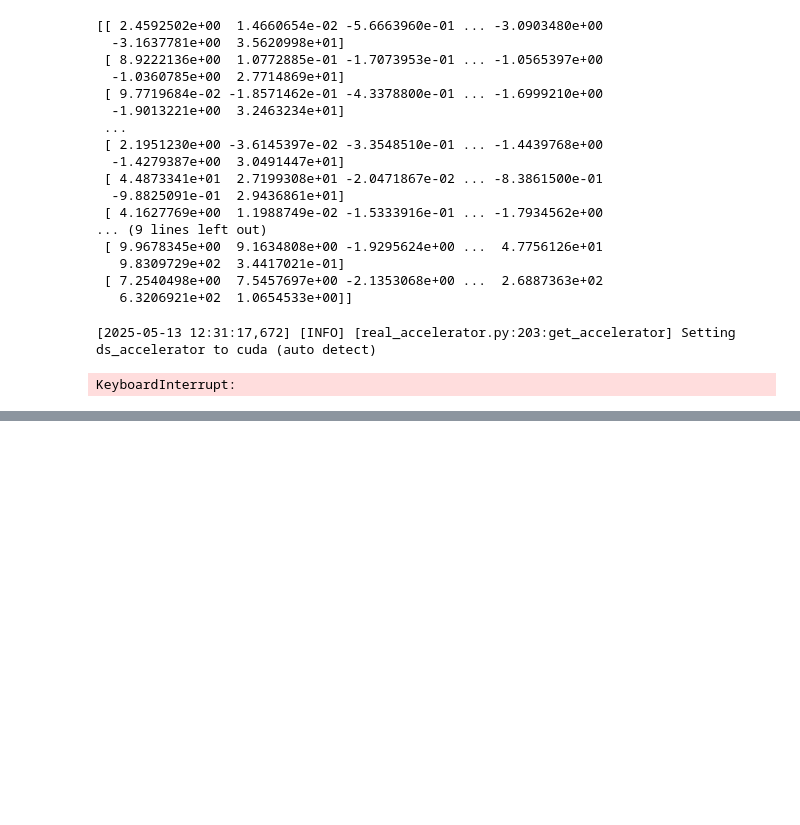
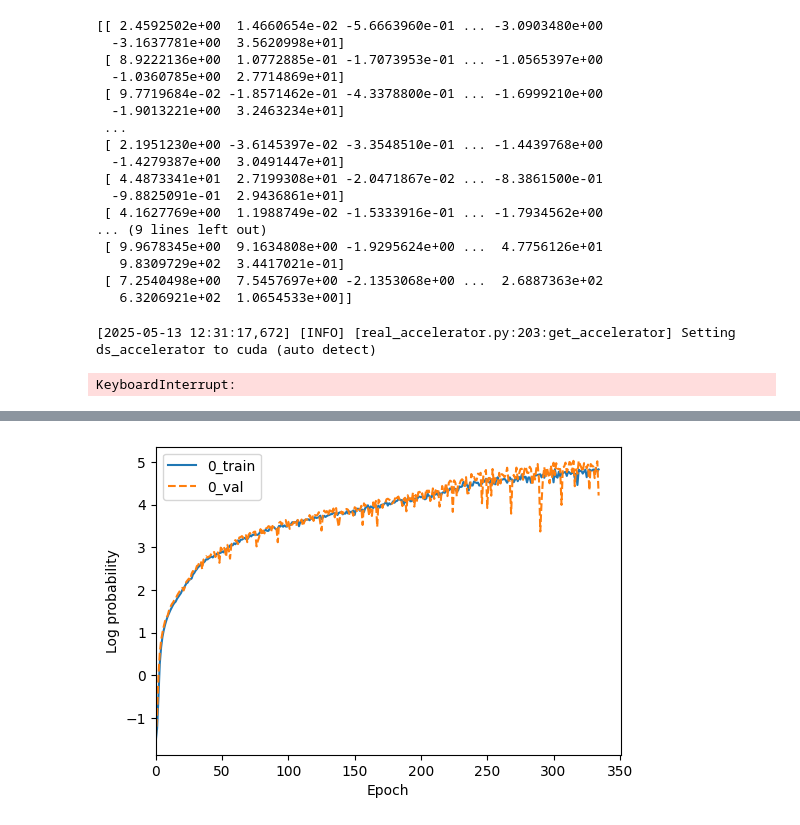
Before and after one commit to synthesizer-project/synference, a Jupyter notebook: scripts/online/online_learning.ipynb, the cells around one changed output, grey strips where cells are left out. Drawn from its saved outputs; the diff is of its cells as text; code cells hidden in the pictures; blank space fills up the shorter version.

```diff
--- a/scripts/online/online_learning.ipynb
+++ b/scripts/online/online_learning.ipynb
@@ -70,7 +70,7 @@ simulator = GalaxySimulator(
     emission_model_key='total',
     emitter_params=emitter_params,
     param_units = {'peak_age':Myr, 'max_age':Myr},
-    normalize_method=calculate_muv,
+    normalize_method=None,#calculate_muv,
     output_type='photo_fnu',
     out_flux_unit='ABmag',
 )
@@ -83,7 +83,5 @@ params = {'redshift': 6,
           'log10metallicity': -0.5,
           'peak_age': 100,
           'max_age':800,
-          'tau_v': 0.1,
-        }
-
-simulator(params)
+          'tau_v': 0.4,
+          }
@@ -299,0 +352,8 @@ KeyboardInterrupt:
+# %%
+fitter.run_single_sbi(
+    engine='SNPE',
+    learning_type='online',
+    override_prior_ranges=priors,
+    num_simulations=10_000,
+    num_online_rounds=1,
+)
@@ -299,0 +400,4 @@ KeyboardInterrupt:
+# %%
+fitter.plot_loss()
+# %% [output]
+[figure, added]
```
Also changed, not shown: parts of 7 cells of this notebook, 14 other files.
